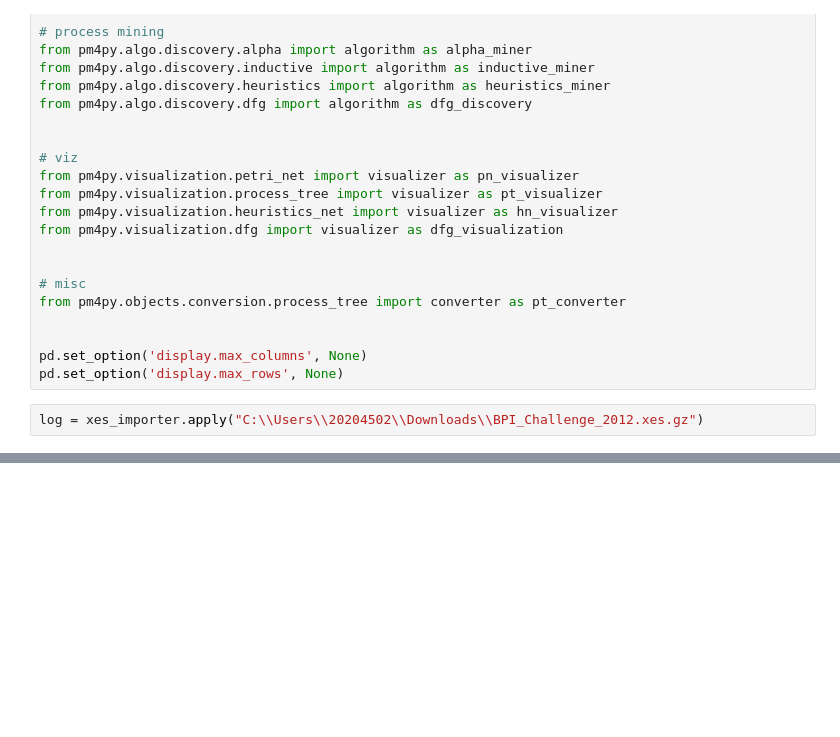
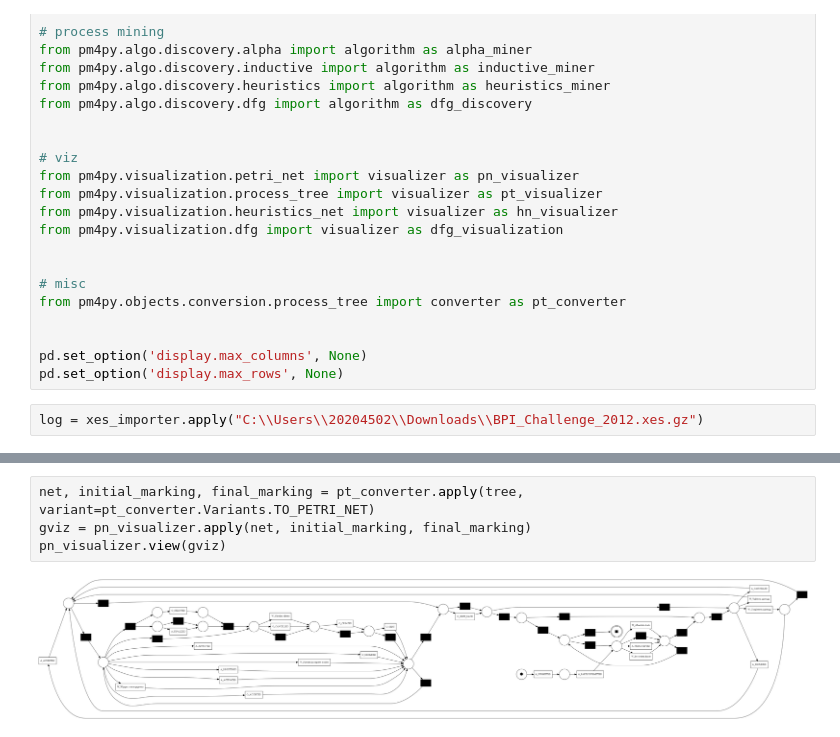
Before and after one commit to daangouw/Process-Mining, a Jupyter notebook: overview_file.ipynb, the cells around one changed output, grey strips where cells are left out. Drawn from its saved outputs; the diff is of its cells as text; blank space fills up the shorter version.

```diff
--- a/overview_file.ipynb
+++ b/overview_file.ipynb
@@ -124,0 +79,7 @@ ExecutableNotFound: failed to execute WindowsPath('dot'), make sure the Graphviz
+# %%
+net, initial_marking, final_marking = pt_converter.apply(tree,
+variant=pt_converter.Variants.TO_PETRI_NET)
+gviz = pn_visualizer.apply(net, initial_marking, final_marking)
+pn_visualizer.view(gviz)
+# %% [output]
+[figure, added]
```
Also changed, not shown: parts of 10 cells of this notebook.
